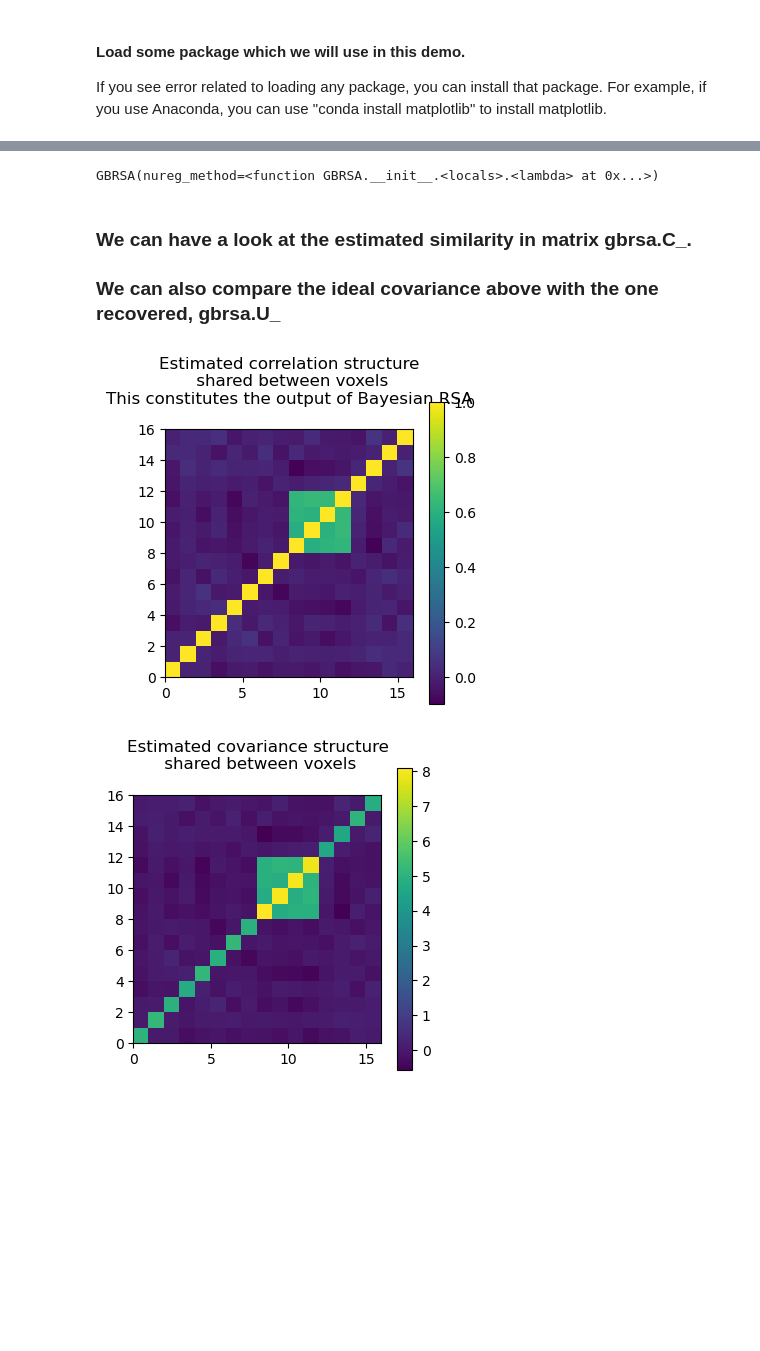
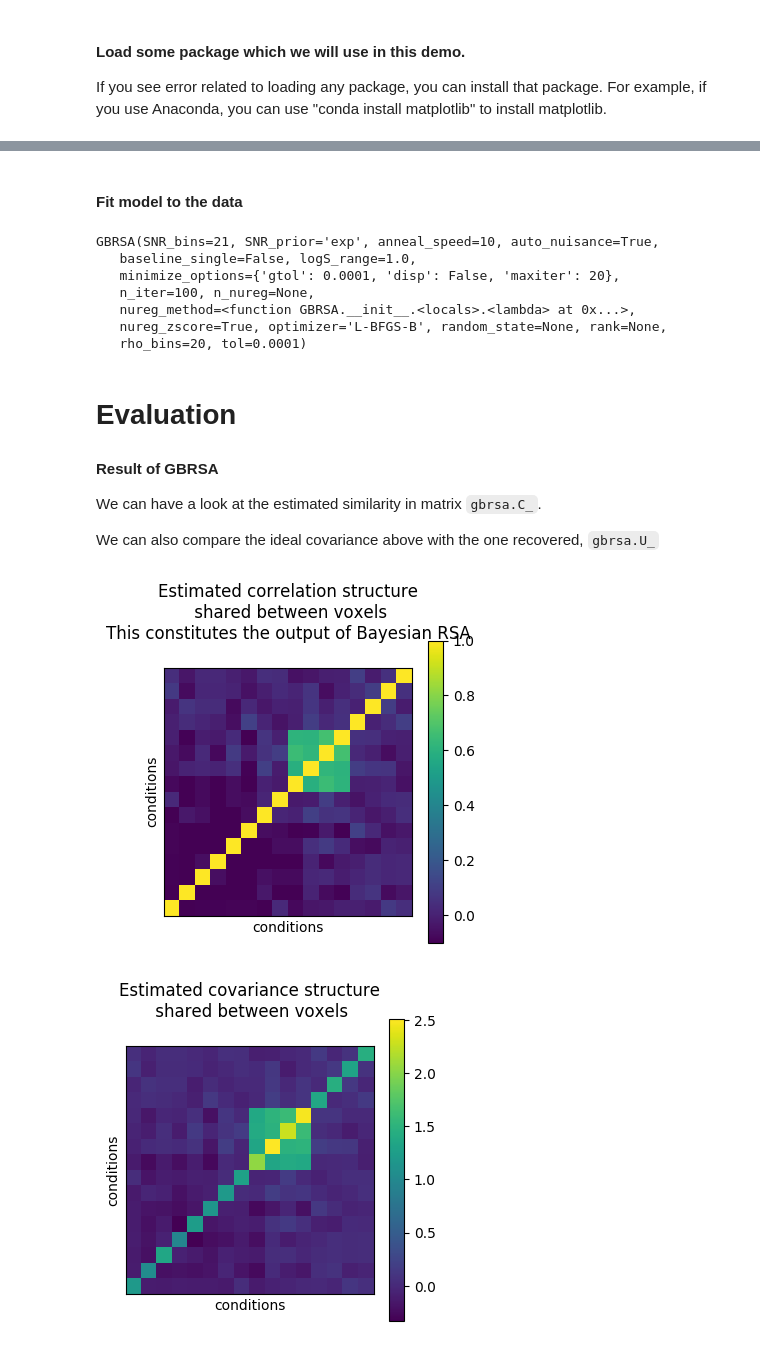
Before and after one commit to brainiak/brainiak-aperture, a Jupyter notebook: notebooks/brsa/brsa_demo.ipynb, the cells around one changed output, grey strips where cells are left out. Saved outputs shown, nothing was run; the diff lists cells and outputs as text; code cells hidden in the pictures; blank space fills up the shorter version.

```diff
--- a/notebooks/brsa/brsa_demo.ipynb
+++ b/notebooks/brsa/brsa_demo.ipynb
@@ -55,8 +70,8 @@ In typical fMRI analysis, some nuisance regressors such as head motion, baseline
 # %%
 n_subj = 5
-n_run = np.random.random_integers(2, 4, n_subj)
-ROI_edge = np.random.random_integers(20, 40, n_subj)
-# We simulate "ROI" of a square shape
+n_run = np.random.randint(2, 4, n_subj)
+ROI_edge = np.random.randint(20, 40, n_subj)
+# We simulate "ROIs" of a square shape
 design = [None] * n_subj
 for subj in range(n_subj):
     design[subj] = utils.ReadDesign(fname="example_design.1D")
@@ -93,7 +108,9 @@ noise_top = 1.5
 noise_level = [None] * n_subj
 noise = [None] * n_subj
 rho1 = [None] * n_subj
+white_noise_magnitude = 0.4
 for subj in range(n_subj):
+    # each subject may have different noise level
     noise_level[subj] = np.random.rand(n_V[subj]) * \
         (noise_top - noise_bot) + noise_bot
     # The standard deviation of the noise is in the range of [noise_bot, noise_top]
@@ -102,7 +119,7 @@ for subj in range(n_subj):
 
 # AR(1) coefficient
 rho1_top = 0.8
-rho1_bot = -0.2
+rho1_bot = -0.1
 for subj in range(n_subj):
     rho1[subj] = np.random.rand(n_V[subj]) \
         * (rho1_top - rho1_bot) + rho1_bot
@@ -117,7 +134,7 @@ for subj in range(n_subj):
     # generating noise
     K_noise = noise_level[subj][:, np.newaxis] \
         * (np.exp(-dist2[subj] / noise_smooth_width**2 / 2.0) \
-           + np.eye(n_V[subj]) * 0.1) * noise_level[subj]
+           + np.eye(n_V[subj]) * white_noise_magnitude ** 2) * noise_level[subj]
     # We make spatially correlated noise by generating
     # noise at each time point from a Gaussian Process
     # defined over the coordinates.
@@ -133,19 +150,22 @@ for subj in range(n_subj):
     # the previous time point.
     # In this simulation, we also introduced spatial smoothness resembling a Gaussian Process.
     # Notice that we simulated in this way only to introduce spatial noise correlation.
-    # This does not represent the assumption of the form of spatial noise correlation in the model.
-    # Instead, the model is designed to capture structured noise correlation manifested
-    # as a few spatial maps each modulated by a time course, which appears as spatial noise correlation.
+    # Gaussian Process is not the assumption of the form of spatial noise correlation in the model.
+    noise[subj] += np.random.randn()
 plt.pcolor(K_noise)
 plt.colorbar()
 plt.xlim([0, ROI_edge[-1] * ROI_edge[-1]])
 plt.ylim([0, ROI_edge[-1] * ROI_edge[-1]])
-plt.title('Spatial covariance matrix of noise\n of the last participant')
+plt.title('Spatial covariance matrix of noise\n of the last participant in a simulated square "ROI"')
+plt.xlabel('x coordinates of voxels')
+plt.ylabel('y coordinates of voxels')
 plt.show()
 
 fig = plt.figure(num=None, figsize=(12, 2), dpi=150,
                  facecolor='w', edgecolor='k')
 plt.plot(noise[-1][:, 0])
 plt.title('noise in an example voxel')
+plt.xlabel('TR')
+plt.ylabel('demeaned signal')
 plt.show()
 # %% [output]
@@ -307 +272,6 @@ plt.show()
+# %%
+Y = [None] * n_subj
+for subj in range(n_subj):
+    Y[subj] = signal[subj] + noise[subj]
+    # The data to be fed to the program.
 # %% [markdown]
@@ -324,37 +355,54 @@ Apparently one can imagine that the choice of the number of principal components
+# %% [markdown]
+#### Fit model to the data
 # %%
-
-gbrsa = GBRSA()
-# Initiate an instance
 
 gbrsa.fit(X=Y, design=[d.design_task for d in design],scan_onsets=scan_onsets)
 # The data to fit should be given to the argument X.
 # Design matrix goes to design. And so on.
 # %% [output]
-GBRSA(nureg_method=<function GBRSA.__init__.<locals>.<lambda> at 0x...>)
+GBRSA(SNR_bins=21, SNR_prior='exp', anneal_speed=10, auto_nuisance=True,
+   baseline_single=False, logS_range=1.0,
+   minimize_options={'gtol': 0.0001, 'disp': False, 'maxiter': 20},
+   n_iter=100, n_nureg=None,
+   nureg_method=<function GBRSA.__init__.<locals>.<lambda> at 0x...>,
+   nureg_zscore=True, optimizer='L-BFGS-B', random_state=None, rank=None,
+   rho_bins=20, tol=0.0001)
 # %% [markdown]
-### We can have a look at the estimated similarity in matrix gbrsa.C_.
-### We can also compare the ideal covariance above with the one recovered, gbrsa.U_
+# Evaluation
+
+#### Result of GBRSA
+We can have a look at the estimated similarity in matrix `gbrsa.C_`.
+
+We can also compare the ideal covariance above with the one recovered, `gbrsa.U_`
 # %%
 fig = plt.figure(num=None, figsize=(4, 4), dpi=100)
 plt.pcolor(gbrsa.C_, vmin=-0.1, vmax=1)
 plt.xlim([0, 16])
 plt.ylim([0, 16])
 plt.colorbar()
 ax = plt.gca()
 ax.set_aspect(1)
 plt.title('Estimated correlation structure\n shared between voxels\n'
          'This constitutes the output of Bayesian RSA\n')
+plt.xlabel('conditions')
+plt.ylabel('conditions')
+plt.xticks([])
+plt.yticks([])
 plt.show()
 
 fig = plt.figure(num=None, figsize=(4, 4), dpi=100)
 plt.pcolor(gbrsa.U_)
 plt.xlim([0, 16])
 plt.ylim([0, 16])
 plt.colorbar()
 ax = plt.gca()
 ax.set_aspect(1)
 plt.title('Estimated covariance structure\n shared between voxels\n')
+plt.xlabel('conditions')
+plt.ylabel('conditions')
+plt.xticks([])
+plt.yticks([])
 plt.show()
 # %% [output]
-[figure, old version]
+[figure, new version]
-[figure, old version]
+[figure, new version]
```
Also changed, not shown: parts of 46 cells of this notebook, 3 other files.
